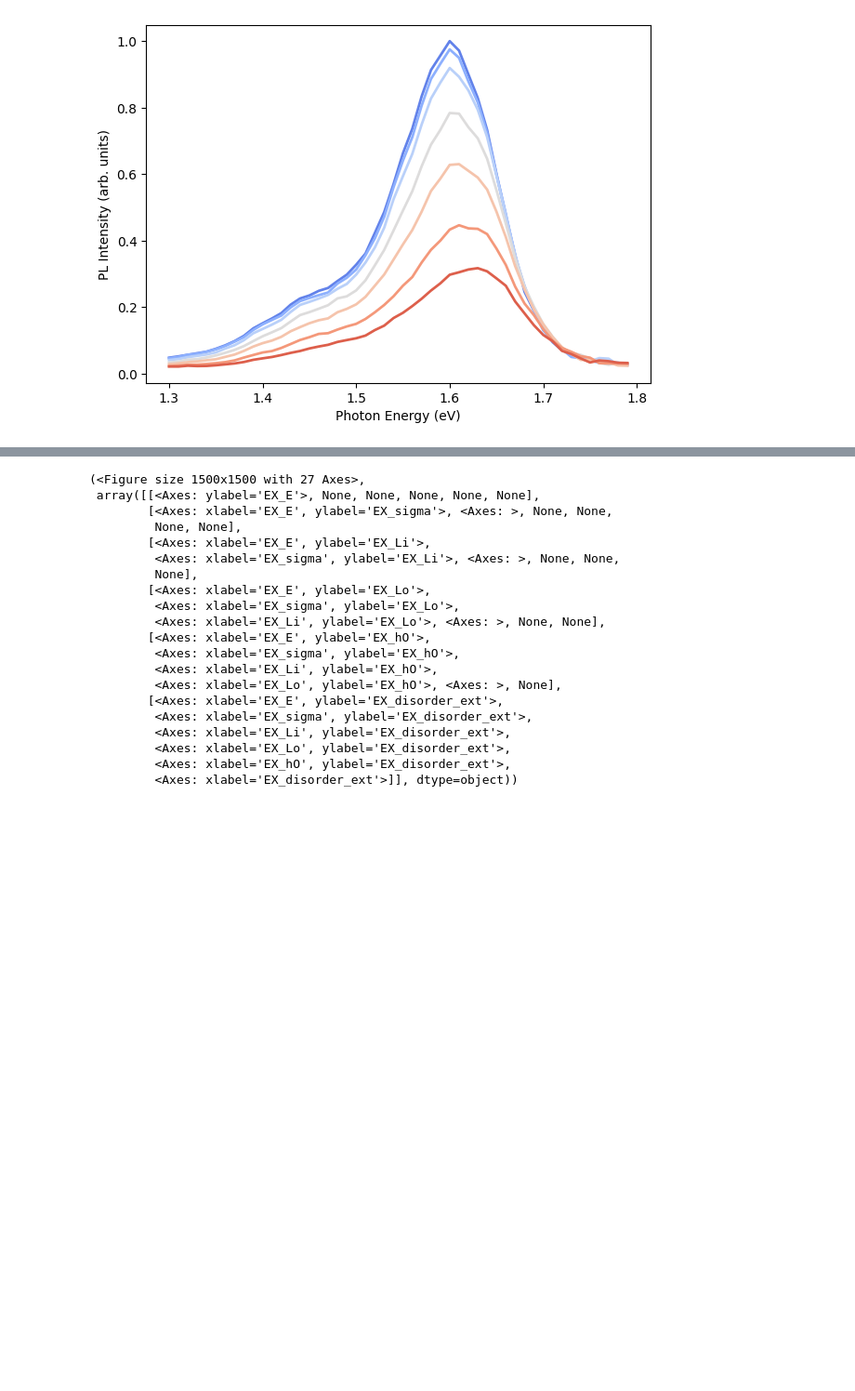
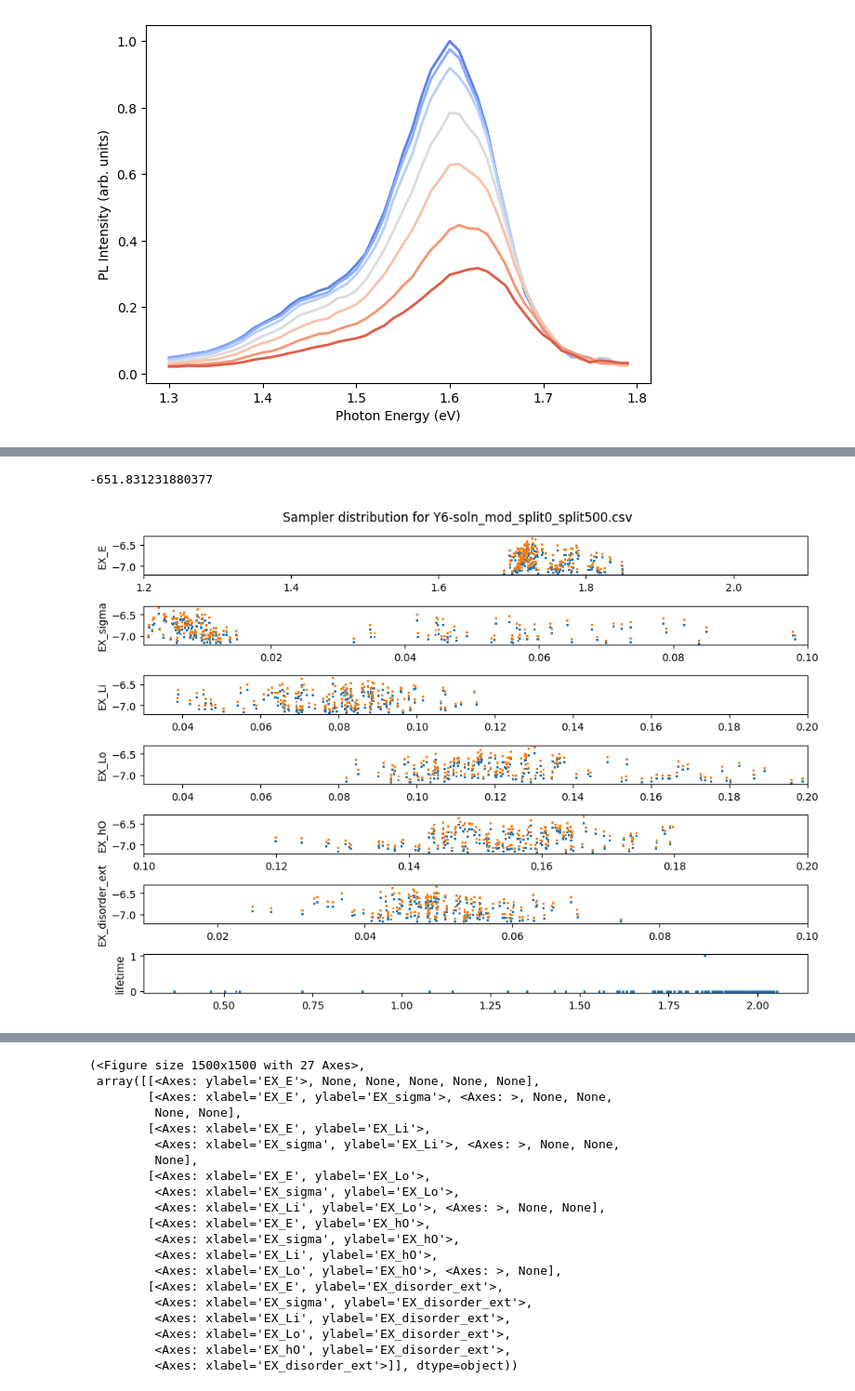
Before and after one commit to mohammedazzouzi15/pl_temp_fit, a Jupyter notebook: notebook/2_analyse_sampling_output_PL.ipynb, the cells around one changed output, grey strips where cells are left out. Shown at 93% size. Cells and saved outputs as stored; diff of their text form; code cells hidden in the pictures; blank space fills up the shorter version.

```diff
--- a/notebook/2_analyse_sampling_output_PL.ipynb
+++ b/notebook/2_analyse_sampling_output_PL.ipynb
@@ -173,0 +174,75 @@ plot_utils.plot_distribution(
+# %%
+def plot_distribution_log_likelihood(
+    reader, model_config_save, discard=10, filter_log_likelihood="",
+    fig=None,axes=None
+):
+    """plot the distribution of the parameters from the sampling output
+    reader: the reader object from the emcee sampler
+    model_config_save: the model config save dictionary
+    discard: the number of samples to discard
+    """
+    csv_name = model_config_save["csv_name_pl"]
+    min_bounds_list, max_bounds_list = [], []
+    label_list = []
+    for key in model_config_save["params_to_fit_init"].keys():
+        label_list.extend(
+            [
+                key + "_" + x
+                for x in model_config_save["params_to_fit_init"][key].keys()
+            ]
+        )
+        min_bounds_list.extend(
+            [
+                model_config_save["min_bounds"][key][x]
+                for x in model_config_save["params_to_fit_init"][key].keys()
+            ]
+        )
+        max_bounds_list.extend(
+            [
+                model_config_save["max_bounds"][key][x]
+                for x in model_config_save["params_to_fit_init"][key].keys()
+            ]
+        )
+
+    labels = label_list
+    ndim = len(labels)
+    distribution = reader.get_chain(discard=discard, flat=True)
+    blobs = reader.get_blobs(flat=True, discard=discard)
+    log_likelihood = blobs["log_likelihood"]
+    log_likelihood = np.array(log_likelihood)
+    lifetime = 1/(blobs["Ex_kr"]+blobs["Ex_knr"]) *1e9
+    lifetime = eval(f" lifetime[{filter_log_likelihood}]")
+    distribution_plot = eval(f" distribution[{filter_log_likelihood}]")
+    log_likelihood = eval(f" log_likelihood[{filter_log_likelihood}]")
+    log_likelihood = log_likelihood.reshape(-1, 1)
+    lifetime = lifetime.reshape(-1, 1)
+    distribution_plot = distribution_plot.reshape(-1, ndim)
+    if fig is None:
+        fig, axes = plt.subplots(ndim+1, figsize=(10, 7))
+    axes_xlim = [[x, y] for x, y in zip(min_bounds_list, max_bounds_list)]
+    for i in range(ndim):
+        ax = axes[i]
+
+        ax.scatter(distribution_plot[:, i], -np.log(-log_likelihood), s=1)
+        ax.scatter(distribution_plot[:, i], -np.log(-log_likelihood-np.abs(lifetime-1)/0.01), s=1)
+
+
+        ax.set_ylabel(labels[i])
+        ax.set_xlim(axes_xlim[i])
+        #ax.set_yscale("log")
+    ax = axes[-1]
+    print(log_likelihood.max())
+    ax.scatter(lifetime, np.exp(log_likelihood-log_likelihood.max()), s=1)
+    #ax.scatter(lifetime, np.exp(log_likelihood-np.abs(lifetime-1)/0.01), s=1)
+    #ax.scatter(lifetime, -np.log(-log_likelihood+np.abs(lifetime-2)/0.01), s=1)
+
+
+    ax.set_ylabel("lifetime")
+    fig.suptitle(f"Sampler distribution for {csv_name.split('/')[-1]}")
+    fig.tight_layout()
+    return fig, axes
+reader = emcee.backends.HDFBackend(filename, name="multi_core")
+fig, axes = plot_distribution_log_likelihood( reader, model_config_save, discard=0, filter_log_likelihood=filter_log_likelihood)
+# %% [output]
+-651.831231880377
+[figure, added]
```
Also changed, not shown: parts of 9 cells of this notebook, 2 other files.
